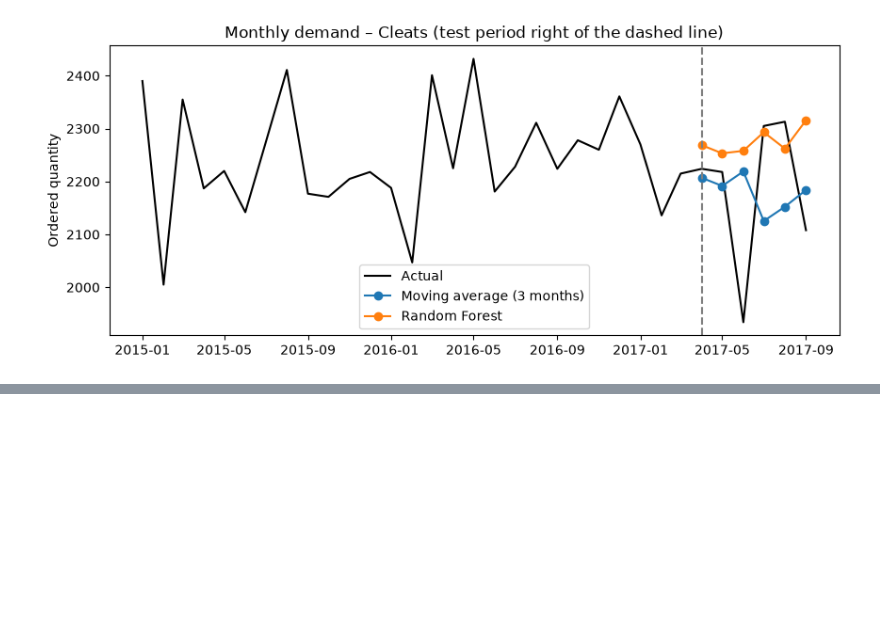
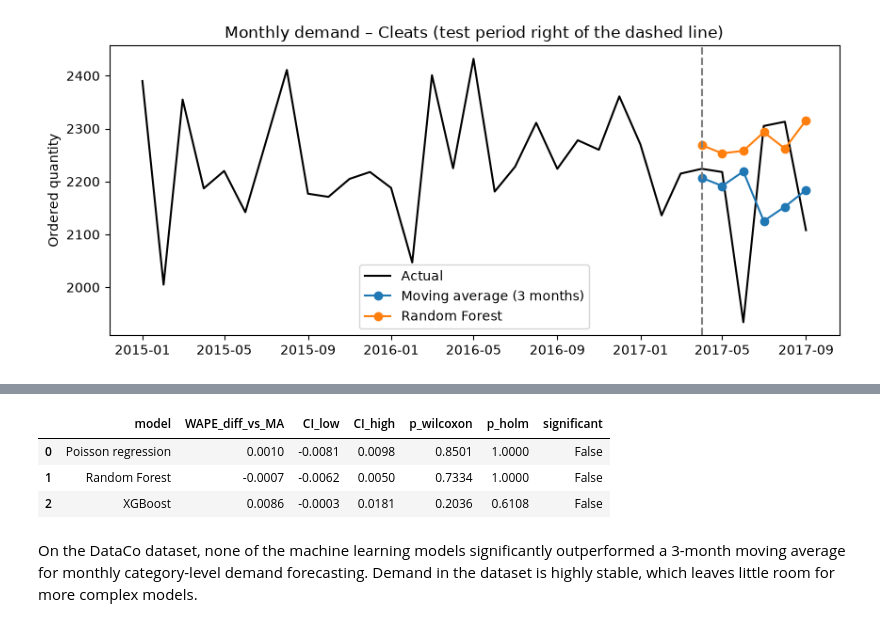
Before and after one commit to FCsabi2002/DSLab1, a Jupyter notebook: notebooks/03_demand_model.ipynb, the cells around one changed output, grey strips where cells are left out. Cells and saved outputs as stored; diff of their text form; code cells hidden in the pictures; blank space fills up the shorter version.

```diff
--- a/notebooks/03_demand_model.ipynb
+++ b/notebooks/03_demand_model.ipynb
@@ -187,0 +252,20 @@ plt.show()
+# %%
+REF = "Moving average (3 months)"
+rows = []
+for m in ["Poisson regression", "Random Forest", "XGBoost"]:
+    diff, lo, hi = cluster_bootstrap(cv["demand"], cv[m], cv["period"], wape, pred_b=cv[REF])
+    p = wilcoxon(per_fold[m], per_fold[REF]).pvalue
+    rows.append({"model": m, "WAPE_diff_vs_MA": diff, "CI_low": lo, "CI_high": hi,
+                 "p_wilcoxon": p})
+
+comparison = pd.DataFrame(rows)
+comparison["p_holm"] = multipletests(comparison["p_wilcoxon"], method="holm")[1]
+comparison["significant"] = comparison["p_holm"] < 0.05
+comparison.round(4)
+# %% [output]
+|  | model | WAPE_diff_vs_MA | CI_low | CI_high | p_wilcoxon | p_holm | significant |
+| 0 | Poisson regression | 0.0010 | -0.0081 | 0.0098 | 0.8501 | 1.0000 | False |
+| 1 | Random Forest | -0.0007 | -0.0062 | 0.0050 | 0.7334 | 1.0000 | False |
+| 2 | XGBoost | 0.0086 | -0.0003 | 0.0181 | 0.2036 | 0.6108 | False |
+# %% [markdown]
+On the DataCo dataset, none of the machine learning models significantly outperformed a 3-month moving average for monthly category-level demand forecasting. Demand in the dataset is highly stable, which leaves little room for more complex models.
```
Also changed, not shown: parts of 3 cells of this notebook, 1 other file.
